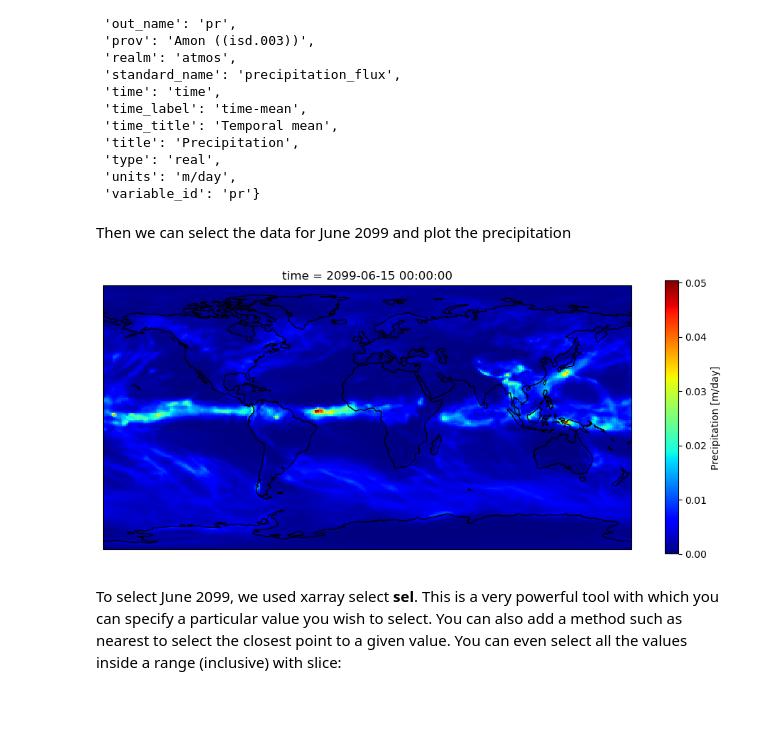
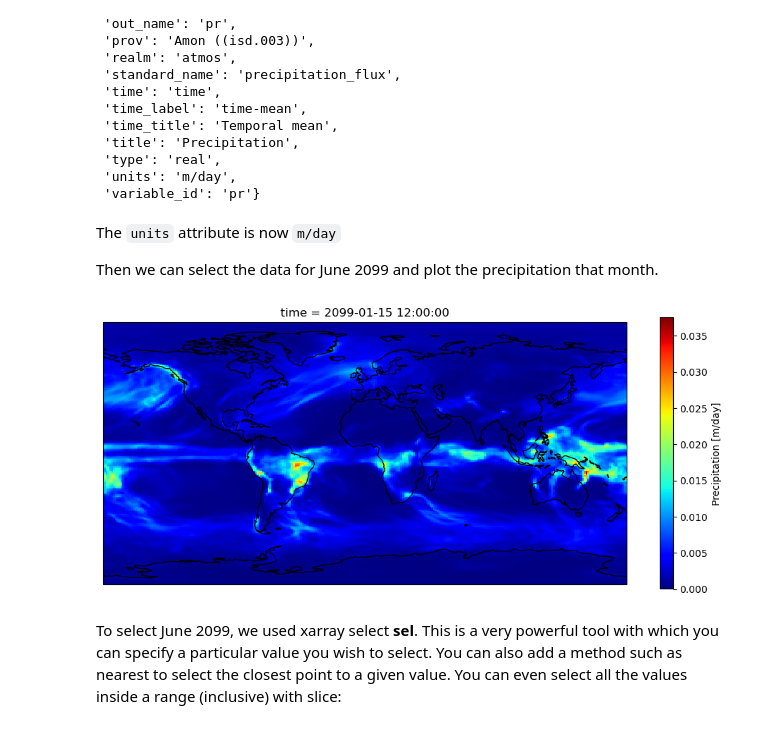
Before and after one commit to jesuslovesyiyi/Understanding-Climate-Change, a Jupyter notebook: notebooks/A Quick Introduction to CMIP6.ipynb, the cells around one changed output. Saved outputs shown, nothing was run; the diff lists cells and outputs as text; code cells hidden in the pictures.

Commit message:
updated cmip6 notebook to be more in line with google drive version

```diff
--- a/notebooks/A Quick Introduction to CMIP6.ipynb
+++ b/notebooks/A Quick Introduction to CMIP6.ipynb
@@ -55,0 +64,3 @@ Data variables:
+# %%
+ds = xr.open_dataset("../data/CMIP6_preciptation/pr_Amon_CESM2_ssp585_r4i1p1f1_gn_20990115-20991215.nc")
+print(ds)
@@ -104,2 +140,6 @@ dset.pr.attrs['units'] = 'm/day'
+# %%
+ds.pr.data = ds.pr.data * 86.4 # Calculate new precipitation values
+
+ds.pr.attrs['units'] = 'm/day' # Update the units in attribute
 # %%
 # Let's check the changes that we have made
@@ -145,20 +169,22 @@ dset.pr.attrs
  'units': 'm/day',
  'variable_id': 'pr'}
 # %% [markdown]
-Then we can select the data for June 2099 and plot the precipitation
+The `units` attribute is now `m/day`
+
+Then we can select the data for June 2099 and plot the precipitation that month.
 # %%
 fig = plt.figure(figsize=[12,5])
 
 # 111 means 1 row, 1 col and index 1
 ax = fig.add_subplot(111, projection=ccrs.PlateCarree(central_longitude=0))
 
-dset['pr'].sel(time='209906').plot(ax=ax, cmap='jet',
+ds['pr'].sel(time='209901').plot(ax=ax, cmap='jet',
                    transform=ccrs.PlateCarree())
 ax.coastlines()
 
 plt.show()
 # %% [output]
-[figure, old version]
+[figure, new version]
 # %% [markdown]
 To select June 2099, we used xarray select **sel**. This is a very powerful tool with which you can specify a particular value you wish to select. You can also add a method such as nearest to select the closest point to a given value. You can even select all the values inside a range (inclusive) with slice:
 # %%
```
Also changed, not shown: parts of 20 cells of this notebook.
